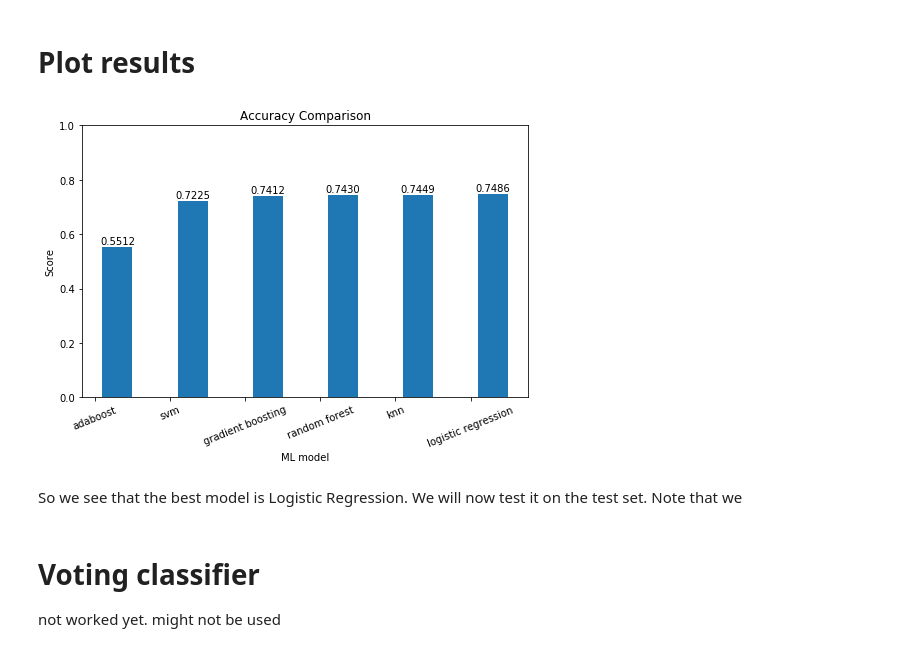
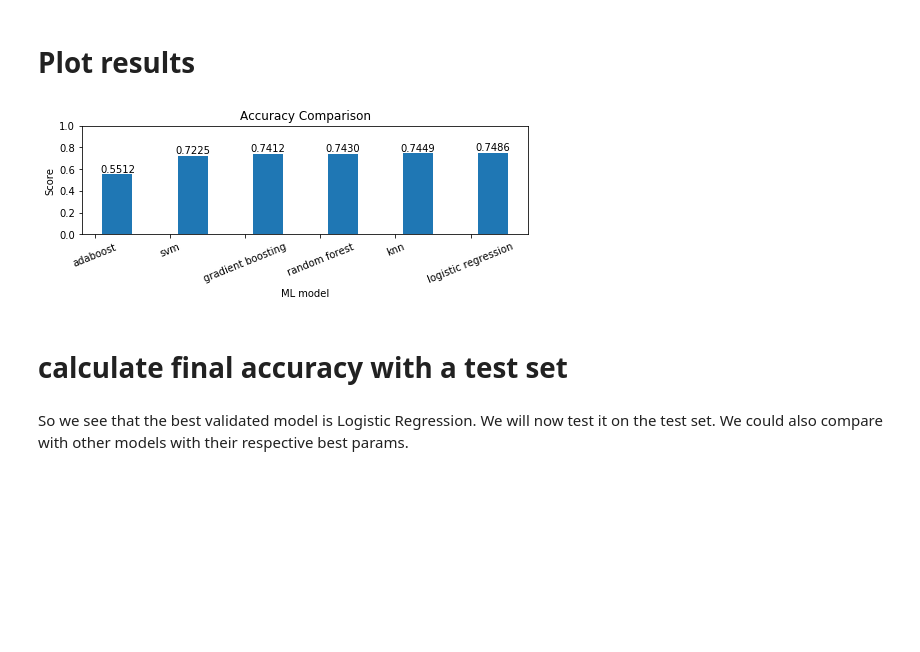
Before and after one commit to Marcelobbr/FDS-Homeworks, a Jupyter notebook: hw2/model.ipynb, the cells around one changed output. Cells and saved outputs as stored; diff of their text form; code cells hidden in the pictures; blank space fills up the shorter version.

```diff
--- a/hw2/model.ipynb
+++ b/hw2/model.ipynb
@@ -675,29 +655,29 @@ dic_results['knn']= clf_knn.best_score_
 # %%
 import operator
 tup_results = sorted(dic_results.items(), key=operator.itemgetter(1))
 
 N = len(dic_results)
 ind = np.arange(N)  # the x locations for the groups
 width = 0.40       # the width of the bars
 
-fig = plt.figure(figsize=(8,5))
+fig = plt.figure(figsize=(8,2))
 ax = fig.add_subplot(111)
 rects = ax.bar(ind+0.5, list(zip(*tup_results))[1], width,)
 for rect in rects:
     height = rect.get_height()
     ax.text(rect.get_x()+rect.get_width()/2.,
             1.005*height,
             '{0:.4f}'.format(height),
             ha='center',
             va='bottom',)
 
 ax.set_ylabel('Score')
 ax.set_xlabel('ML model')
 ax.set_ylim(ymin=0.0,ymax = 1)
 ax.set_title("Accuracy Comparison")
 ax.set_xticks(ind + width/2.)
 ax.set_xticklabels(list(zip(*tup_results))[0], rotation=22)
 
 plt.show()
 # %% [output]
-[figure, old version]
+[figure, new version]
@@ -713,2 +684,4 @@ plt.show()
+# %% [markdown]
+# calculate final accuracy with a test set
 # %% [markdown]
-So we see that the best model is Logistic Regression. We will now test it on the test set. Note that we
+So we see that the best validated model is Logistic Regression. We will now test it on the test set. We could also compare with other models with their respective best params.
@@ -748,3 +687,0 @@ print("\nCLASSIFICATION_REPORT:\n", classification_report(y_test, y_pred))
-# %% [markdown]
-# Voting classifier
-not worked yet. might not be used
```
Also changed, not shown: parts of 23 cells of this notebook.
